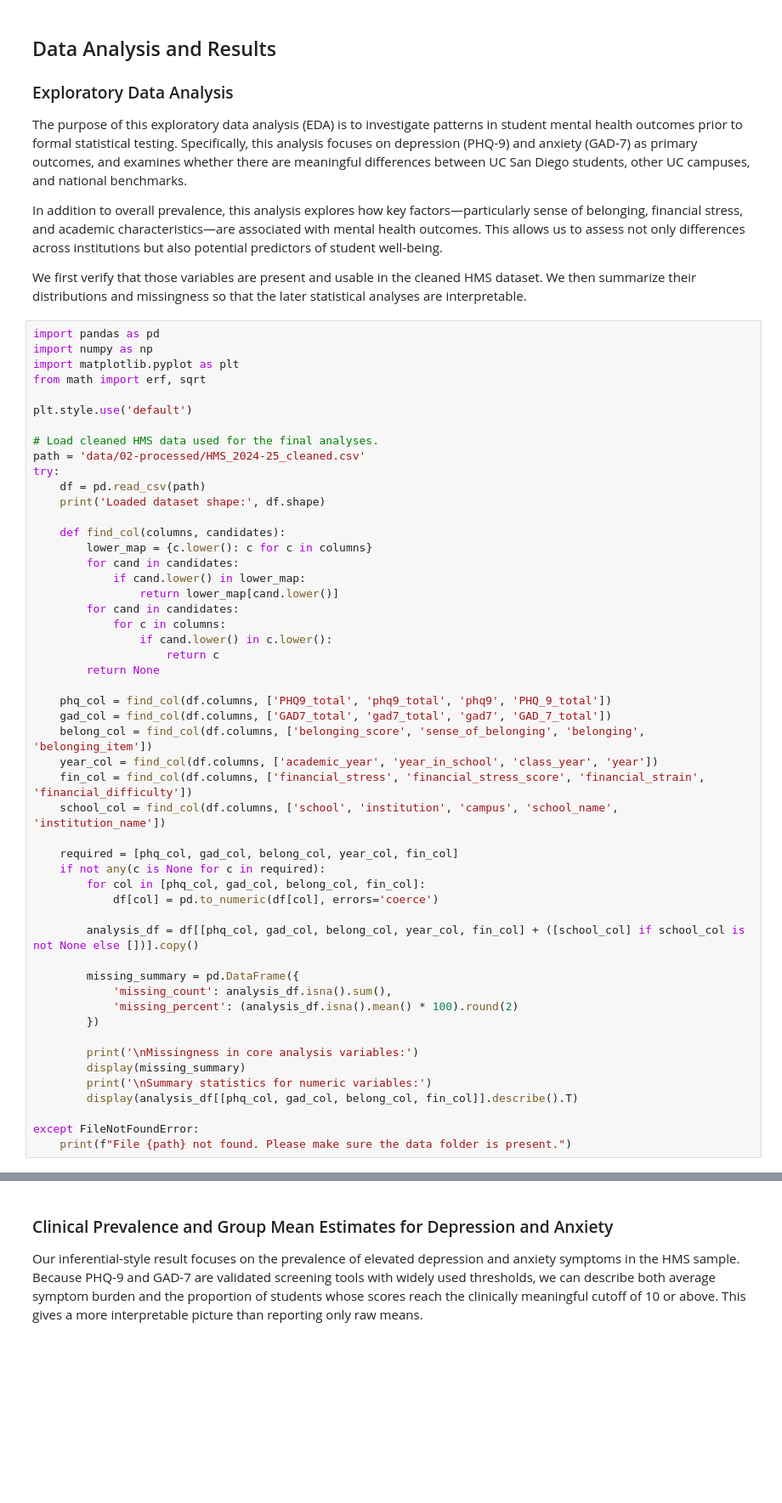
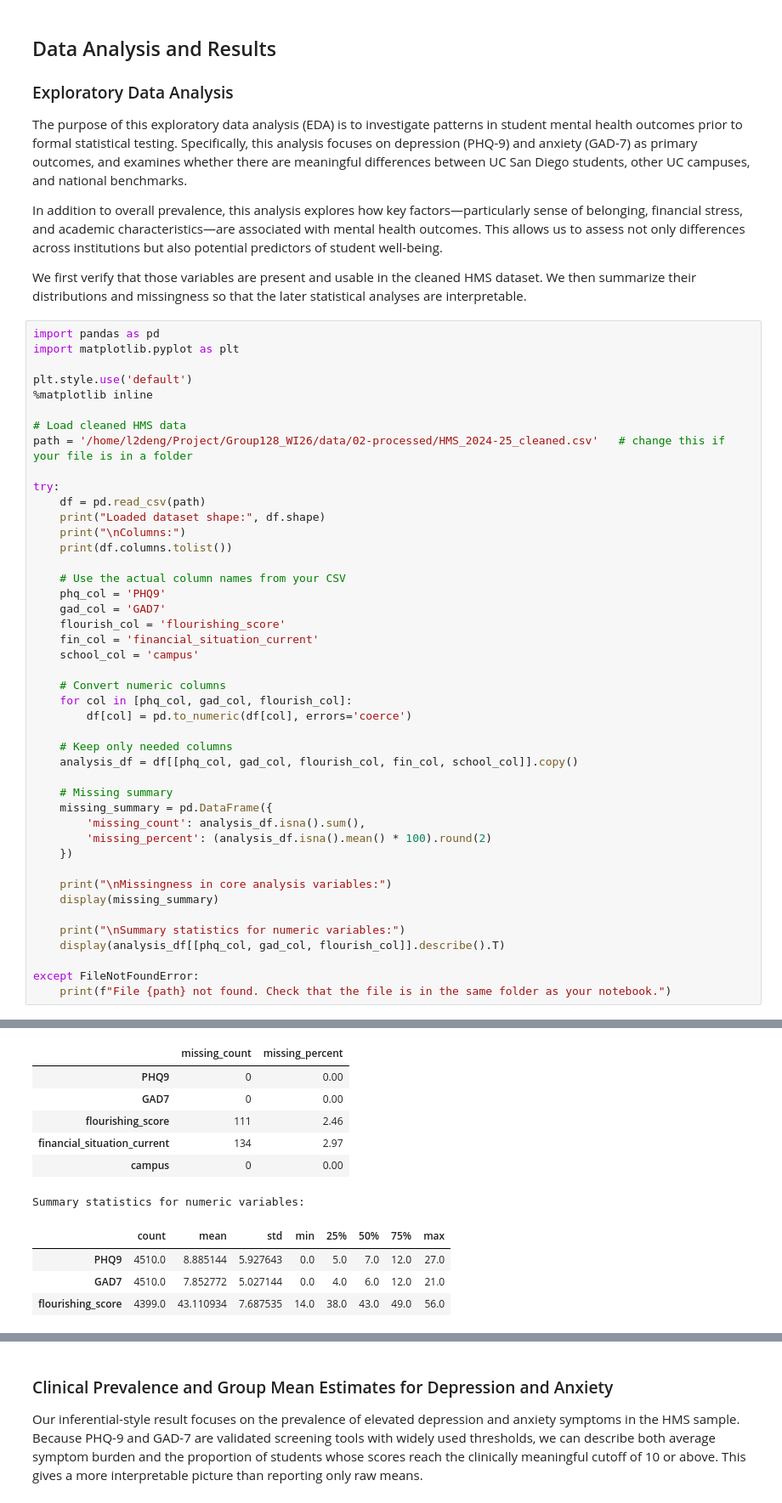
Before and after one commit to COGS108/Group128_WI26, a Jupyter notebook: 03-FinalProject.ipynb, the cells around one changed output, grey strips where cells are left out. Shown at 85% size. Cells and saved outputs as stored; diff of their text form; blank space fills up the shorter version.

```diff
--- a/03-FinalProject.ipynb
+++ b/03-FinalProject.ipynb
@@ -139,52 +139,46 @@ In addition to overall prevalence, this analysis explores how key factors—part
 We first verify that those variables are present and usable in the cleaned HMS dataset. We then summarize their distributions and missingness so that the later statistical analyses are interpretable.
 # %%
 import pandas as pd
-import numpy as np
 import matplotlib.pyplot as plt
-from math import erf, sqrt
 
 plt.style.use('default')
+%matplotlib inline
 
-# Load cleaned HMS data used for the final analyses.
-path = 'data/02-processed/HMS_2024-25_cleaned.csv'
+# Load cleaned HMS data
+path = '/home/l2deng/Project/Group128_WI26/data/02-processed/HMS_2024-25_cleaned.csv'   # change this if your file is in a folder
+
 try:
     df = pd.read_csv(path)
-    print('Loaded dataset shape:', df.shape)
+    print("Loaded dataset shape:", df.shape)
+    print("\nColumns:")
+    print(df.columns.tolist())
 
-    def find_col(columns, candidates):
-        lower_map = {c.lower(): c for c in columns}
-        for cand in candidates:
-            if cand.lower() in lower_map:
-                return lower_map[cand.lower()]
-        for cand in candidates:
-            for c in columns:
-                if cand.lower() in c.lower():
-                    return c
-        return None
+    # Use the actual column names from your CSV
+    phq_col = 'PHQ9'
+    gad_col = 'GAD7'
+    flourish_col = 'flourishing_score'
+    fin_col = 'financial_situation_current'
+    school_col = 'campus'
 
-    phq_col = find_col(df.columns, ['PHQ9_total', 'phq9_total', 'phq9', 'PHQ_9_total'])
-    gad_col = find_col(df.columns, ['GAD7_total', 'gad7_total', 'gad7', 'GAD_7_total'])
-    belong_col = find_col(df.columns, ['belonging_score', 'sense_of_belonging', 'belonging', 'belonging_item'])
-    year_col = find_col(df.columns, ['academic_year', 'year_in_school', 'class_year', 'year'])
-    fin_col = find_col(df.columns, ['financial_stress', 'financial_stress_score', 'financial_strain', 'financial_difficulty'])
-    school_col = find_col(df.columns, ['school', 'institution', 'campus', 'school_name', 'institution_name'])
+    # Convert numeric columns
+    for col in [phq_col, gad_col, flourish_col]:
+        df[col] = pd.to_numeric(df[col], errors='coerce')
 
-    required = [phq_col, gad_col, belong_col, year_col, fin_col]
-    if not any(c is None for c in required):
-        for col in [phq_col, gad_col, belong_col, fin_col]:
-            df[col] = pd.to_numeric(df[col], errors='coerce')
+    # Keep only needed columns
+    analysis_df = df[[phq_col, gad_col, flourish_col, fin_col, school_col]].copy()
 
-        analysis_df = df[[phq_col, gad_col, belong_col, year_col, fin_col] + ([school_col] if school_col is not None else [])].copy()
+    # Missing summary
+    missing_summary = pd.DataFrame({
+        'missing_count': analysis_df.isna().sum(),
+        'missing_percent': (analysis_df.isna().mean() * 100).round(2)
+    })
 
-        missing_summary = pd.DataFrame({
-            'missing_count': analysis_df.isna().sum(),
-            'missing_percent': (analysis_df.isna().mean() * 100).round(2)
-        })
+    print("\nMissingness in core analysis variables:")
+    display(missing_summary)
 
-        print('\nMissingness in core analysis variables:')
-        display(missing_summary)
-        print('\nSummary statistics for numeric variables:')
-        display(analysis_df[[phq_col, gad_col, belong_col, fin_col]].describe().T)
+    print("\nSummary statistics for numeric variables:")
+    display(analysis_df[[phq_col, gad_col, flourish_col]].describe().T)
 
 except FileNotFoundError:
-    print(f"File {path} not found. Please make sure the data folder is present.")
+    print(f"File {path} not found. Check that the file is in the same folder as your notebook.")
+# %% [output]
@@ -191,3 +191,14 @@ except FileNotFoundError:
+|  | missing_count | missing_percent |
+| PHQ9 | 0 | 0.00 |
+| GAD7 | 0 | 0.00 |
+| flourishing_score | 111 | 2.46 |
+| financial_situation_current | 134 | 2.97 |
+| campus | 0 | 0.00 |
+Summary statistics for numeric variables:
+|  | count | mean | std | min | 25% | 50% | 75% | max |
+| PHQ9 | 4510.0 | 8.885144 | 5.927643 | 0.0 | 5.0 | 7.0 | 12.0 | 27.0 |
+| GAD7 | 4510.0 | 7.852772 | 5.027144 | 0.0 | 4.0 | 6.0 | 12.0 | 21.0 |
+| flourishing_score | 4399.0 | 43.110934 | 7.687535 | 14.0 | 38.0 | 43.0 | 49.0 | 56.0 |
 # %%
 if 'analysis_df' in locals():
     fig, axes = plt.subplots(1, 3, figsize=(16, 4))
```
Also changed, not shown: parts of 4 cells of this notebook.
